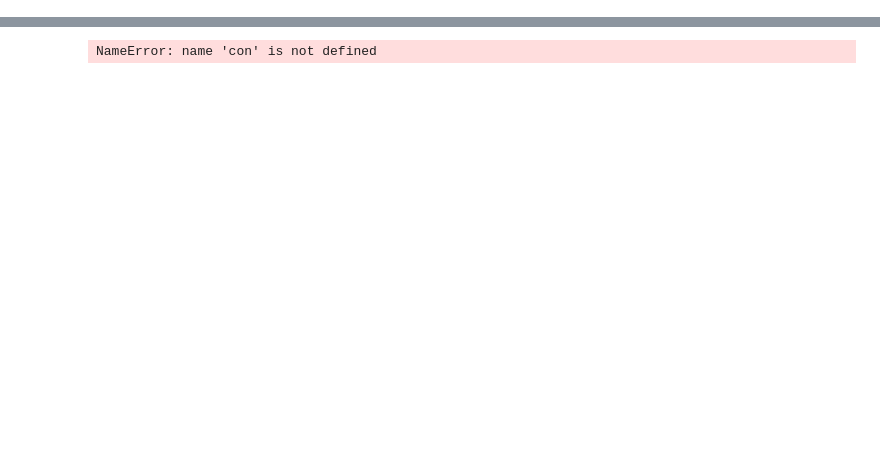
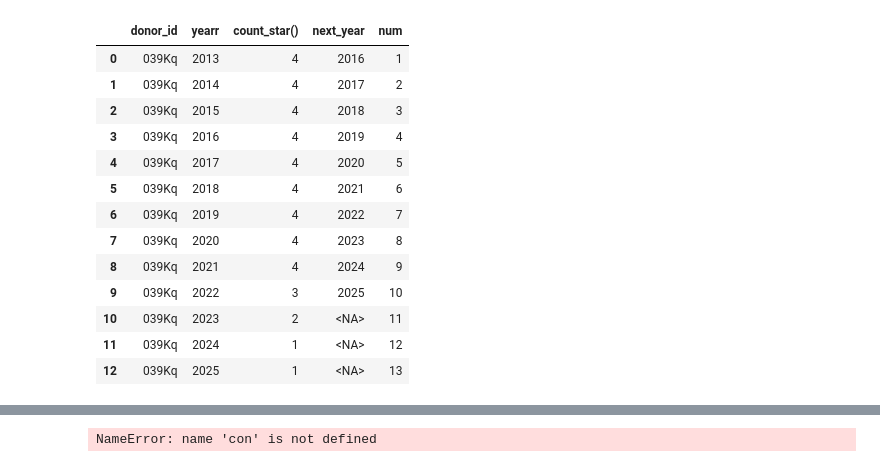
Before and after one commit to amaknabil/etl-blood-donation, a Jupyter notebook: eda/retention_eda.ipynb, the cells around one changed output, grey strips where cells are left out. Drawn from its saved outputs; the diff is of its cells as text; code cells hidden in the pictures; blank space fills up the shorter version.

```diff
--- a/eda/retention_eda.ipynb
+++ b/eda/retention_eda.ipynb
@@ -59,0 +101,24 @@ df
+# %%
+
+year = 2013
+
+# df = con.execute(f"""
+#     SELECT
+#       donor_id,
+#       CASE WHEN SUM(CASE WHEN year(visit_date) = {year} THEN 1 ELSE 0 END) > 0 THEN 1 ELSE 0 END AS t{year},
+#       CASE WHEN SUM(CASE WHEN year(visit_date) >= {year + 1} THEN 1 ELSE 0 END) > 0 THEN 1 ELSE 0 ND AS t{year + 1}_plus
+#     FROM retention
+#     GROUP BY donor_id
+#     ORDER BY donor_id;
+# """).df()
+
+list_donor_id = con.execute(""" select count(distinct donor_id) as total from (
+                select * ,
+                row_number() over(partition by donor_id order by visit_date) as num
+                from retention
+                where year(visit_date) = 2013
+                order by donor_id,num)
+                where num = 1
+                 """).df()
+
+list_donor_id
@@ -59,0 +158,4 @@ df
+# %%
+year = con.execute(f"""  select min(year(visit_date)) ,max(year(visit_date)) from retention
+                    """).fetchall()
+year[0][1]
@@ -59,0 +333,29 @@ df
+# %%
+total = con.execute(f"""  select * from (
+                                select donor_id ,year(visit_date) as yearr,count(*),
+                                lead(yearr,3) over(partition by donor_id order by yearr) as next_year,
+                                row_number() over(partition by donor_id order by yearr) as num
+                                from retention
+                                where donor_id = '039Kq'
+                                group by donor_id,yearr)
+
+
+
+
+                                """).df()
+total
+# %% [output]
+|  | donor_id | yearr | count_star() | next_year | num |
+| 0 | 039Kq | 2013 | 4 | 2016 | 1 |
+| 1 | 039Kq | 2014 | 4 | 2017 | 2 |
+| 2 | 039Kq | 2015 | 4 | 2018 | 3 |
+| 3 | 039Kq | 2016 | 4 | 2019 | 4 |
+| 4 | 039Kq | 2017 | 4 | 2020 | 5 |
+| 5 | 039Kq | 2018 | 4 | 2021 | 6 |
+| 6 | 039Kq | 2019 | 4 | 2022 | 7 |
+| 7 | 039Kq | 2020 | 4 | 2023 | 8 |
+| 8 | 039Kq | 2021 | 4 | 2024 | 9 |
+| 9 | 039Kq | 2022 | 3 | 2025 | 10 |
+| 10 | 039Kq | 2023 | 2 | <NA> | 11 |
+| 11 | 039Kq | 2024 | 1 | <NA> | 12 |
+| 12 | 039Kq | 2025 | 1 | <NA> | 13 |
```
Also changed, not shown: parts of 16 cells of this notebook, 1 other file.
